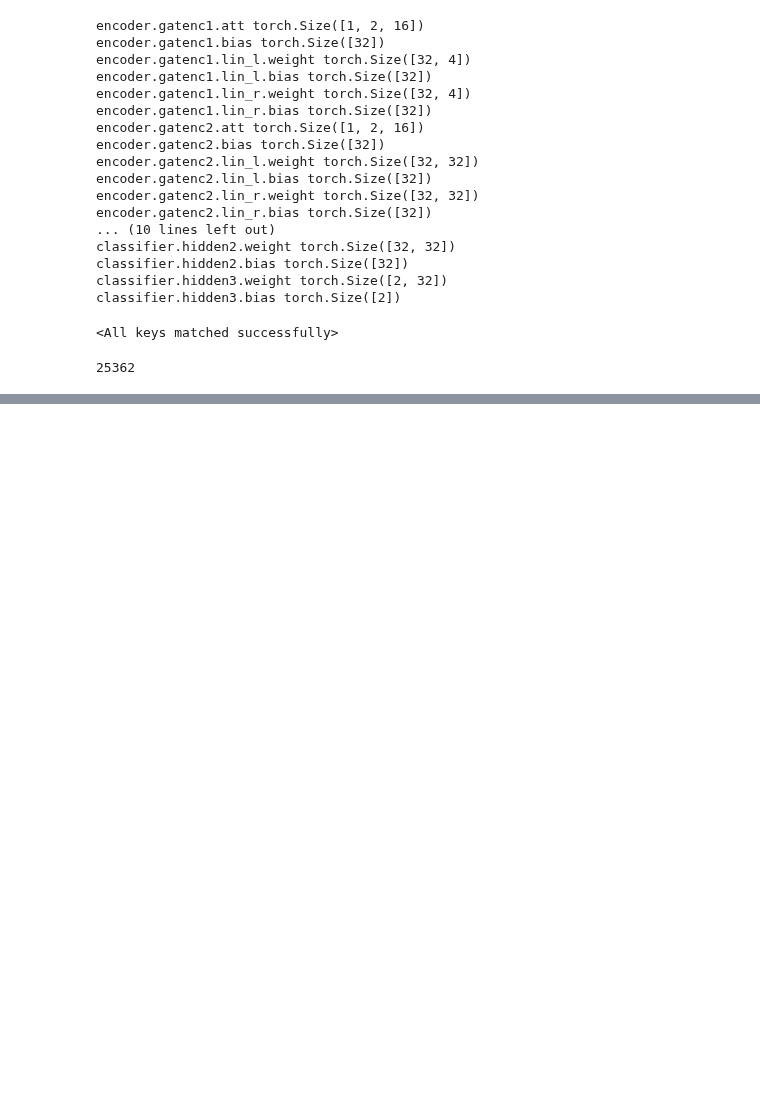
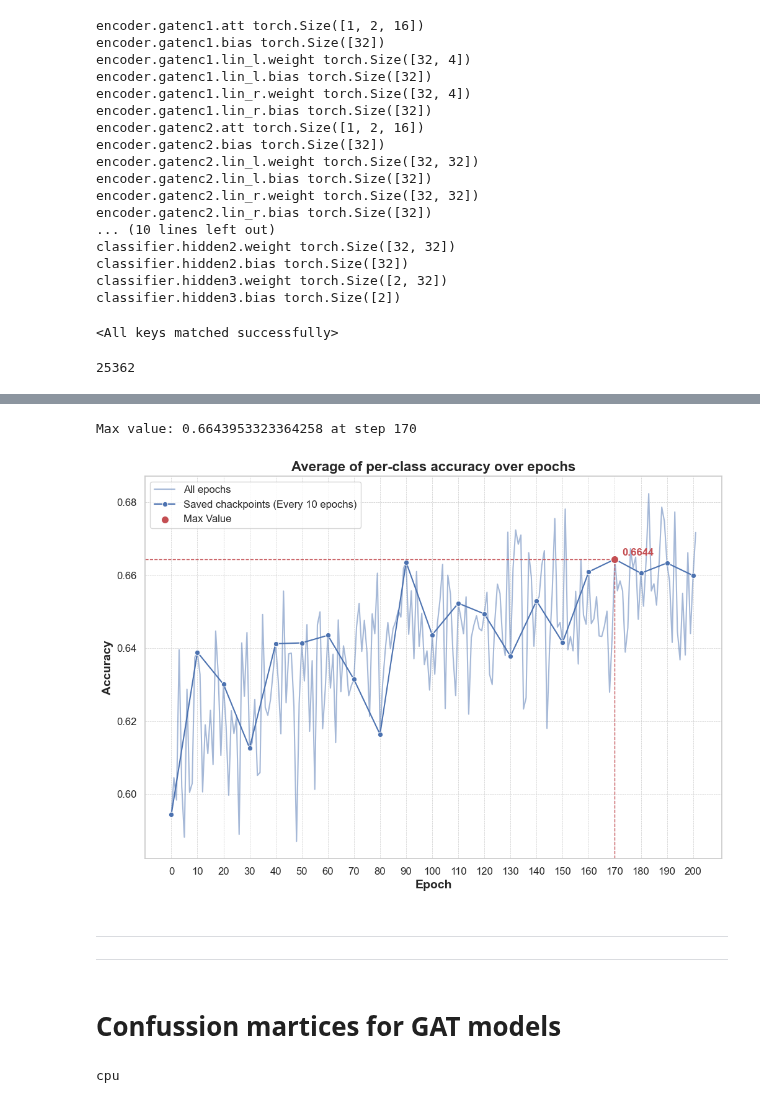
Before and after one commit to JulianAlvarezdeGiorgi/Behavioral_Tagging_of_Mice_in_multiple_Mice_setup_using_Deep_Learning, a Jupyter notebook: src/Visualization.ipynb, the cells around one changed output, grey strips where cells are left out. Saved outputs shown, nothing was run; the diff lists cells and outputs as text; code cells hidden in the pictures; blank space fills up the shorter version.

```diff
--- a/src/Visualization.ipynb
+++ b/src/Visualization.ipynb
@@ -406,0 +441,10 @@ print(sum(p.numel() for p in model.parameters() if p.requires_grad))
+# %%
+# Eliminate rows 180 and 181
+df.drop([180, 181], inplace=True)
+# %%
+steps = df['Step']
+values = df['Value']
+# %%
+# keep only each 10 epochs
+steps = steps[::10]
+values = values[::10]
@@ -406,0 +473,52 @@ print(sum(p.numel() for p in model.parameters() if p.requires_grad))
+# %%
+max_value = values.max()
+max_step = steps[values.idxmax()]
+
+print(f"Max value: {max_value} at step {max_step}")
+# %% [output]
+Max value: 0.6643953323364258 at step 170
+# %%
+# Set the style
+sns.set_theme(style="whitegrid")
+
+# Create the plot
+plt.figure(figsize=(12, 8))
+plt.plot(df['Step'], df['Value'], alpha = 0.5, label = 'All epochs')
+sns.lineplot(x=steps, y=values, marker='o', color='b', label = 'Saved chackpoints (Every 10 epochs)')
+
+# Add labels and title
+plt.xlabel('Epoch', fontsize=14, fontweight='bold')
+plt.ylabel('Accuracy', fontsize=14, fontweight='bold')
+plt.title('Average of per-class accuracy over epochs', fontsize=16, fontweight='bold')
+
+# Customize the ticks
+plt.xticks(fontsize=12)
+plt.yticks(fontsize=12)
+
+# The reference in the x axis each 10 epochs
+plt.xticks(steps)
+
+
+# Add a grid
+plt.grid(True, which='both', linestyle='--', linewidth=0.5)
+
+# Trace lines on the max value
+plt.axvline(x=max_step, color='r', ymax=0.78, linestyle='--', linewidth=1)
+plt.axhline(y=max_value, color='r', xmax=0.82, linestyle='--', linewidth=1)
+
+# Indicate the max value
+plt.text(max_step+15, max_value+0.001, f'{max_value:.4f}', color='r', fontsize=12, fontweight='bold', ha='right')
+
+# Add a marker for the max value
+plt.scatter(max_step, max_value, color='r', s=80, zorder=5, edgecolors='w', label='Max Value')
+
+plt.legend(fontsize=12)
+# Show the plot
+plt.show()
+# %% [output]
+[figure, added]
+# %% [markdown]
+---
+---
+# %% [markdown]
+# Confussion martices for GAT models
@@ -406,0 +560,9 @@ print(sum(p.numel() for p in model.parameters() if p.requires_grad))
+# %%
+
+
+device = torch.device('cuda' if torch.cuda.is_available() else 'cpu')
+print(device)
+
+torch.cuda.empty_cache()
+# %% [output]
+cpu
```
Also changed, not shown: parts of 47 cells of this notebook, 6 other files.
